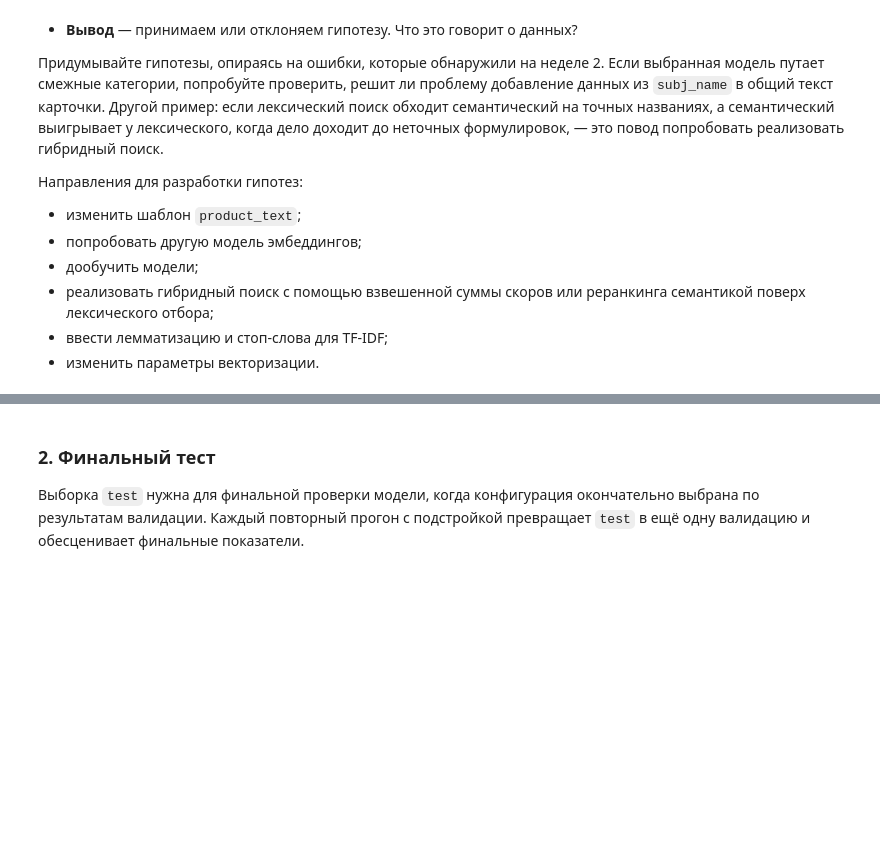
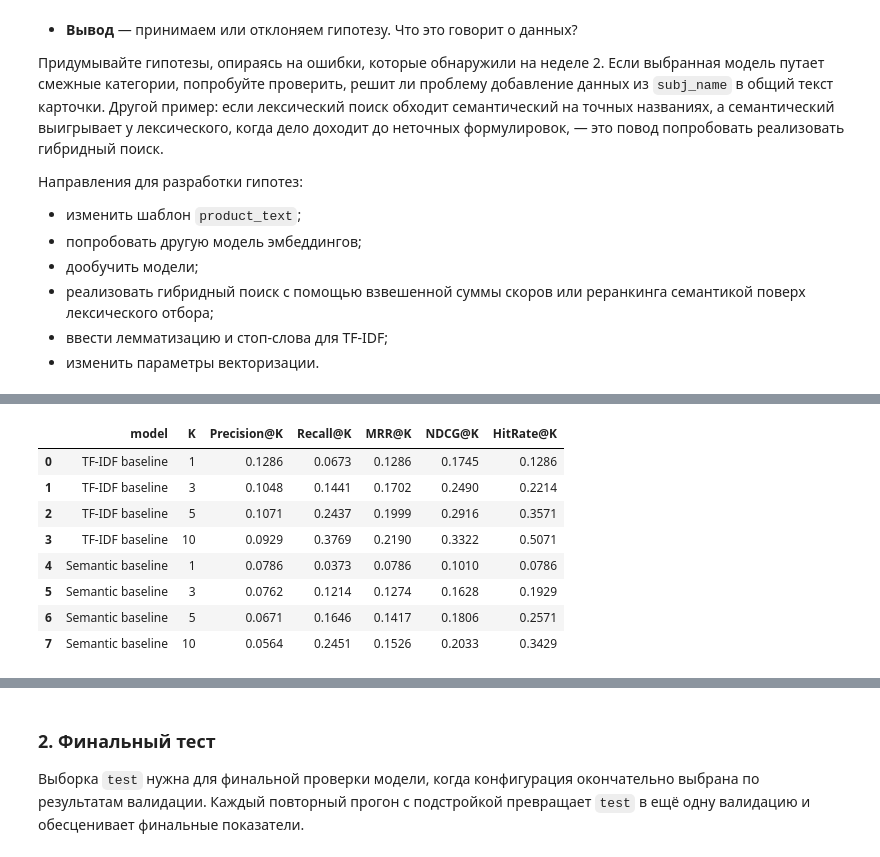
Before and after one commit to skorpirogs/ProjectMonth, a Jupyter notebook: semantic_search_project.ipynb, the cells around one changed output, grey strips where cells are left out. Cells and saved outputs as stored; diff of their text form; code cells hidden in the pictures; blank space fills up the shorter version.

```diff
--- a/semantic_search_project.ipynb
+++ b/semantic_search_project.ipynb
@@ -2475,0 +2947,86 @@ NDCG@10 по пулу асессоров (4,256 карточек): 0.2887
+# %%
+# Базовые метрики на validation
+
+clean_validation_queries = (
+    validation_queries_unique["query_text"]
+    .apply(clean_text)
+    .tolist()
+)
+
+validation_query_tfidf = tfidf_vectorizer.transform(
+    clean_validation_queries
+)
+
+validation_lexical_scores = (
+    validation_query_tfidf
+    @ tfidf_matrix_eval.T
+).toarray()
+
+validation_semantic_embeddings = semantic_model.encode(
+    clean_validation_queries,
+    batch_size=128 if device == "cuda" else 64,
+    show_progress_bar=True,
+    normalize_embeddings=True,
+    convert_to_numpy=True,
+).astype(np.float32)
+
+validation_semantic_scores = (
+    validation_semantic_embeddings
+    @ semantic_embeddings_eval.T
+)
+
+validation_lexical_rankings = get_top_item_ids(
+    validation_lexical_scores,
+    catalog_eval_ids,
+    MAX_K,
+)
+
+validation_semantic_rankings = get_top_item_ids(
+    validation_semantic_scores,
+    catalog_eval_ids,
+    MAX_K,
+)
+
+validation_lexical_metrics, validation_lexical_query_metrics = (
+    evaluate_rankings(
+        rankings=validation_lexical_rankings,
+        queries_df=validation_queries_unique,
+        relevance_map_by_query=validation_relevance_maps,
+        model_name="TF-IDF baseline",
+    )
+)
+
+validation_semantic_metrics, validation_semantic_query_metrics = (
+    evaluate_rankings(
+        rankings=validation_semantic_rankings,
+        queries_df=validation_queries_unique,
+        relevance_map_by_query=validation_relevance_maps,
+        model_name="Semantic baseline",
+    )
+)
+
+validation_baseline_metrics = pd.concat(
+    [
+        validation_lexical_metrics,
+        validation_semantic_metrics,
+    ],
+    ignore_index=True,
+)
+
+validation_baseline_query_metrics = pd.concat(
+    [
+        validation_lexical_query_metrics,
+        validation_semantic_query_metrics,
+    ],
+    ignore_index=True,
+)
+
+print(
+    f"Количество validation-запросов: "
+    f"{len(validation_queries_unique):,}"
+)
+
+display(
+    validation_baseline_metrics.round(4)
+)
+# %% [output]
@@ -2476,2 +3034,11 @@ NDCG@10 по пулу асессоров (4,256 карточек): 0.2887
+|  | model | K | Precision@K | Recall@K | MRR@K | NDCG@K | HitRate@K |
+| 0 | TF-IDF baseline | 1 | 0.1286 | 0.0673 | 0.1286 | 0.1745 | 0.1286 |
+| 1 | TF-IDF baseline | 3 | 0.1048 | 0.1441 | 0.1702 | 0.2490 | 0.2214 |
+| 2 | TF-IDF baseline | 5 | 0.1071 | 0.2437 | 0.1999 | 0.2916 | 0.3571 |
+| 3 | TF-IDF baseline | 10 | 0.0929 | 0.3769 | 0.2190 | 0.3322 | 0.5071 |
+| 4 | Semantic baseline | 1 | 0.0786 | 0.0373 | 0.0786 | 0.1010 | 0.0786 |
+| 5 | Semantic baseline | 3 | 0.0762 | 0.1214 | 0.1274 | 0.1628 | 0.1929 |
+| 6 | Semantic baseline | 5 | 0.0671 | 0.1646 | 0.1417 | 0.1806 | 0.2571 |
+| 7 | Semantic baseline | 10 | 0.0564 | 0.2451 | 0.1526 | 0.2033 | 0.3429 |
 # %%
 # Эксперимент 1
```
Also changed, not shown: parts of 83 cells of this notebook, 4 other files.
